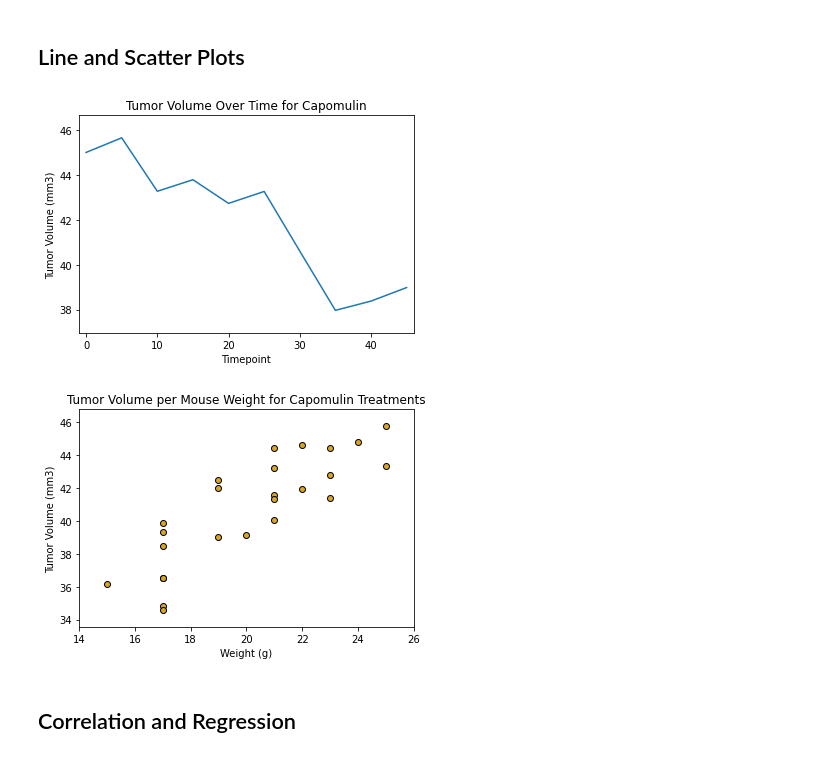
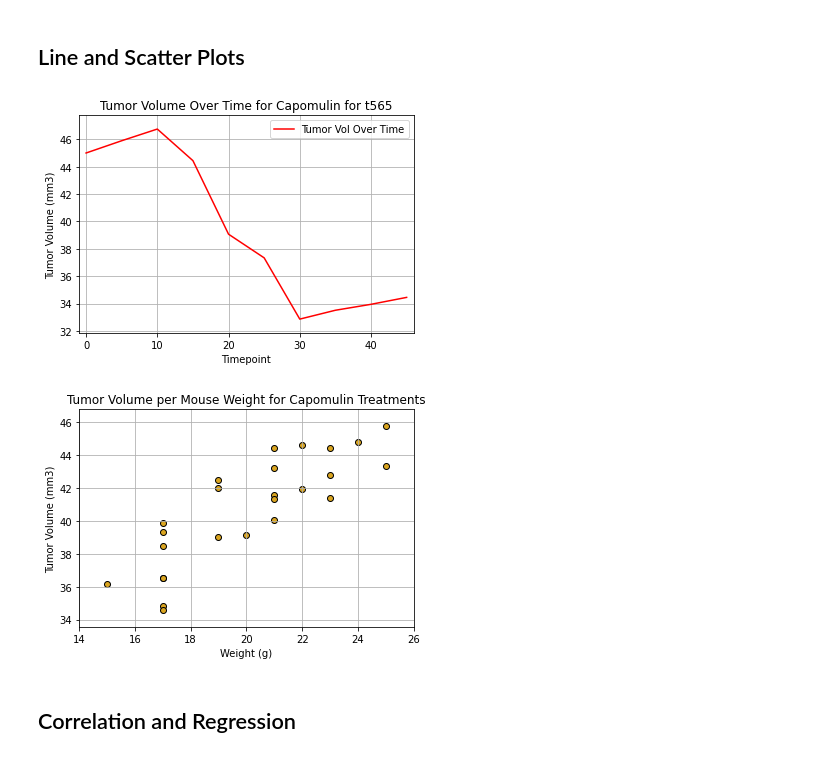
Before and after one commit to pspitzer86/Matplotlib-Challenge, a Jupyter notebook: Pymaceuticals_challenge.ipynb, the cells around one changed output. Drawn from its saved outputs; the diff is of its cells as text; code cells hidden in the pictures.

```diff
--- a/Pymaceuticals_challenge.ipynb
+++ b/Pymaceuticals_challenge.ipynb
@@ -290,26 +293,32 @@ plt.show()
 # %%
 # Generate a line plot of tumor volume vs. time point for a mouse treated with Capomulin.
 
 # Reorganized data set to show every Mouse ID that had been given Capomulin to know which Mouse ID's data was relevent
 # to pull to generate line plot.
 
 cleaned_data_cap = cleaned_data.loc[cleaned_data['Drug Regimen'] == 'Capomulin']
 cleaned_data_cap_drop = cleaned_data_cap.drop_duplicates(subset='Mouse ID', keep = 'first', inplace=False)
+cap_mouse = cleaned_data_cap_drop['Mouse ID'].to_list()
 
 # Creating lists for the tumor volumes and timepoints for a specified Mouse ID treated with Capomulin.
 
-tumors = cleaned_data.loc[cleaned_data['Mouse ID'] == 'b128']['Tumor Volume (mm3)'].to_list()
-times = cleaned_data.loc[cleaned_data['Mouse ID'] == 'b128']['Timepoint'].to_list()
+tumors = cleaned_data.loc[cleaned_data['Mouse ID'] == cap_mouse[8]]['Tumor Volume (mm3)'].to_list()
+times = cleaned_data.loc[cleaned_data['Mouse ID'] == cap_mouse[8]]['Timepoint'].to_list()
 
-plt.plot(times, tumors)
-plt.title('Tumor Volume Over Time for Capomulin')
+plt.plot(times, tumors, label='Tumor Vol Over Time', color='red')
+
+plt.title(f'Tumor Volume Over Time for Capomulin for {cap_mouse[8]}')
 plt.xlabel('Timepoint')
 plt.ylabel('Tumor Volume (mm3)')
+plt.legend(loc='upper right')
+
 plt.xlim(-1, max(times)+1)
 plt.ylim(min(tumors)-1, max(tumors)+1)
+
+plt.grid()
 plt.show()
 # %% [output]
-[figure, old version]
+[figure, new version]
 # %%
 # Generate a scatter plot of average tumor volume vs. mouse weight for the Capomulin regimen
 
@@ -319,13 +328,17 @@ avg_tumors = cleaned_data_cap_mean['Tumor Volume (mm3)']
 weight = cleaned_data_cap_mean['Weight (g)']
 
 plt.scatter(weight, avg_tumors, marker='o', facecolors='goldenrod', edgecolors='black')
+
 plt.title('Tumor Volume per Mouse Weight for Capomulin Treatments')
 plt.xlabel('Weight (g)')
 plt.ylabel('Tumor Volume (mm3)')
+
 plt.xlim(min(weight)-1, max(weight)+1)
 plt.ylim(min(avg_tumors)-1, max(avg_tumors)+1)
+
+plt.grid()
 plt.show()
 # %% [output]
-[figure, old version]
+[figure, new version]
 # %% [markdown]
 ## Correlation and Regression
```
Also changed, not shown: parts of 3 cells of this notebook.
